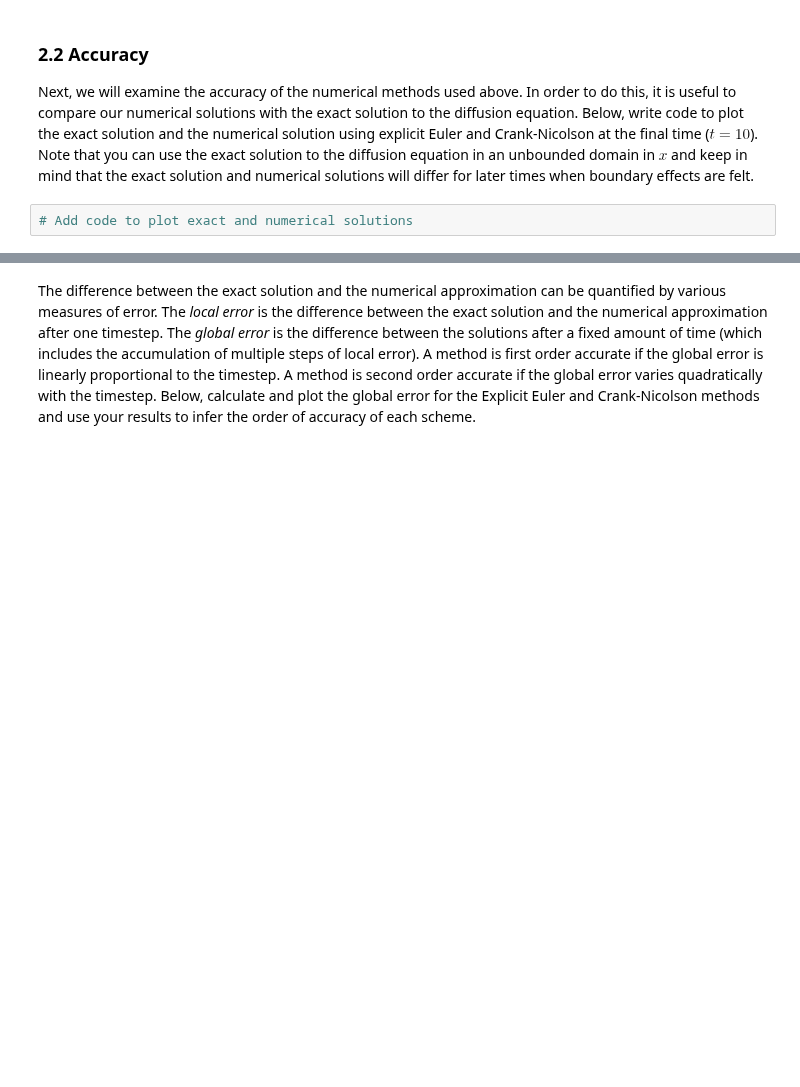
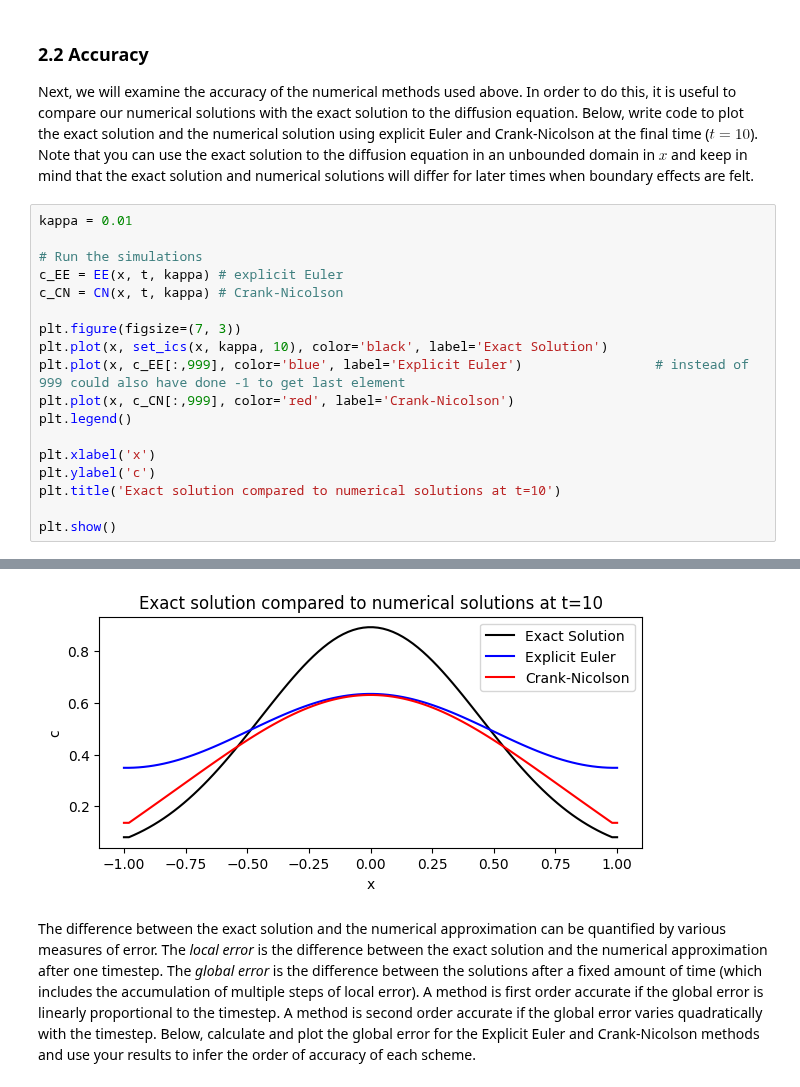
Before and after one commit to SquidsofDoom/QCES, a Jupyter notebook: Project1_numerical_methods.ipynb, the cells around one changed output, grey strips where cells are left out. Drawn from its saved outputs; the diff is of its cells as text; blank space fills up the shorter version.

```diff
--- a/Project1_numerical_methods.ipynb
+++ b/Project1_numerical_methods.ipynb
@@ -247,5 +301,22 @@ INSERT COMMENTS HERE
 ### 2.2 Accuracy
 <a id='section2pt2'></a>
 Next, we will examine the accuracy of the numerical methods used above. In order to do this, it is useful to compare our numerical solutions with the exact solution to the diffusion equation. Below, write code to plot the exact solution and the numerical solution using explicit Euler and Crank-Nicolson at the final time ($t=10$). Note that you can use the exact solution to the diffusion equation in an unbounded domain in $x$ and keep in mind that the exact solution and numerical solutions will differ for later times when boundary effects are felt.
-# %%
-# Add code to plot exact and numerical solutions
+# %%
+kappa = 0.01
+
+# Run the simulations
+c_EE = EE(x, t, kappa) # explicit Euler
+c_CN = CN(x, t, kappa) # Crank-Nicolson
+
+plt.figure(figsize=(7, 3))
+plt.plot(x, set_ics(x, kappa, 10), color='black', label='Exact Solution')
+plt.plot(x, c_EE[:,999], color='blue', label='Explicit Euler')                 # instead of 999 could also have done -1 to get last element
+plt.plot(x, c_CN[:,999], color='red', label='Crank-Nicolson')
+plt.legend()
+
+plt.xlabel('x')
+plt.ylabel('c')
+plt.title('Exact solution compared to numerical solutions at t=10')
+
+plt.show()
+# %% [output]
@@ -252,3 +325,4 @@ Next, we will examine the accuracy of the numerical methods used above. In order
+[figure, added]
 # %% [markdown]
 The difference between the exact solution and the numerical approximation can be quantified by various measures of error. The *local error* is the difference between the exact solution and the numerical approximation after one timestep. The *global error* is the difference between the solutions after a fixed amount of time (which includes the accumulation of multiple steps of local error). A method is first order accurate if the global error is linearly proportional to the timestep. A method is second order accurate if the global error varies quadratically with the timestep. Below, calculate and plot the global error for the Explicit Euler and Crank-Nicolson methods and use your results to infer the order of accuracy of each scheme.
 # %% [markdown]
```
Also changed, not shown: parts of 13 cells of this notebook.
